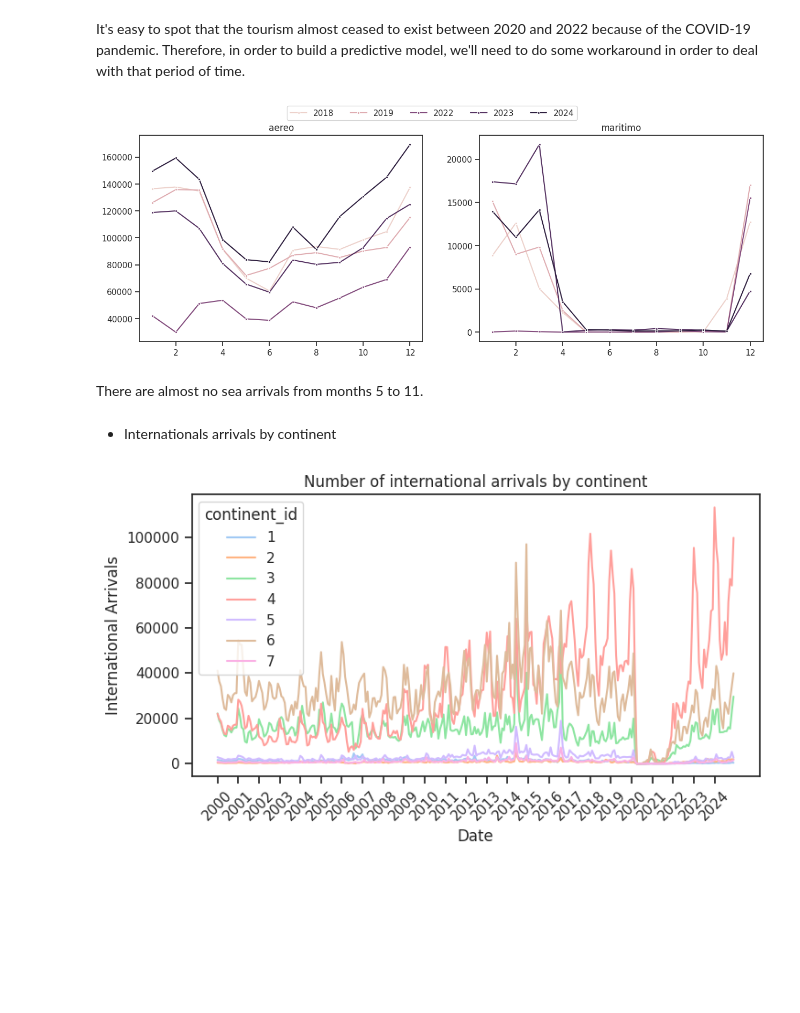
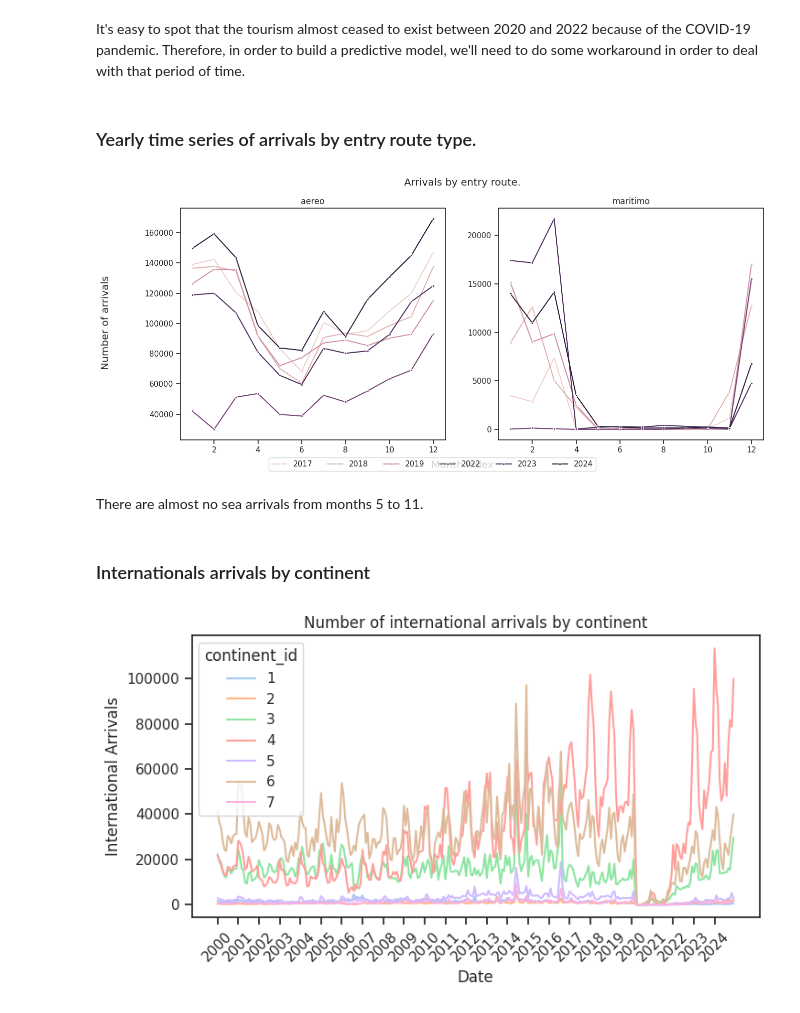
Before and after one commit to renanop/international_arrivals_time_series_forecasting, a Jupyter notebook: notebooks/exploration/eda.ipynb, the cells around one changed output. Drawn from its saved outputs; the diff is of its cells as text; code cells hidden in the pictures; blank space fills up the shorter version.

```diff
--- a/notebooks/exploration/eda.ipynb
+++ b/notebooks/exploration/eda.ipynb
@@ -229,44 +235,49 @@ plt.show()
 [figure]
 # %% [markdown]
 It's easy to spot that the tourism almost ceased to exist between 2020 and 2022 because of the COVID-19 pandemic. Therefore, in order to build a predictive model, we'll need to do some workaround in order to deal with that period of time.
+# %% [markdown]
+### Yearly time series of arrivals by entry route type.
 # %%
 n_entry_routes = df_rj["entry_route"].nunique()
 
-fig, axs = plt.subplots(1, n_entry_routes,sharex=True, figsize=(15, 5))
+fig, axs = plt.subplots(1, n_entry_routes,sharex=True, figsize=(15, 6))
 
-temp_df = df_rj[df_rj["year"].isin([2018, 2019, 2022, 2023, 2024])]
+temp_df = df_rj[df_rj["year"].isin([2017, 2018, 2019, 2022, 2023, 2024])]
 
 for i, entry_route in enumerate(df_rj["entry_route"].unique()):
     entry_route_df = temp_df.loc[temp_df["entry_route"] == entry_route, :]
     _ax = plotter.plot(
     data=entry_route_df,
     ax=axs[i],
     plot_name="lineplot",
     x="month_id",
     y="arrivals",
     hue="year",
     estimator="sum",
     errorbar=None,
     # y_label = "Monthly international Arrivals",
     marker=".",
     title=entry_route
     )
 
     # remove a legenda local
     if i < n_entry_routes:
         axs[i].get_legend().remove()
 
 # cria uma legenda global com base no último ax
 handles, labels = axs[-1].get_legend_handles_labels()
-fig.legend(handles, labels, loc="upper center", ncol=len(labels))
+fig.legend(handles, labels, loc="lower center", ncol=len(labels))
+fig.suptitle("Arrivals by entry route.")
+fig.supxlabel("Month index")
+fig.supylabel("Number of arrivals")
 
 plt.show()
 # %% [output]
-[figure, old version]
+[figure, new version]
 # %% [markdown]
 There are almost no sea arrivals from months 5 to 11.
 # %% [markdown]
-* Internationals arrivals by continent
+### Internationals arrivals by continent
 # %%
 fig, ax = plotter.plot(
     data=df_rj,
```
Also changed, not shown: parts of 25 cells of this notebook, 5 other files.
